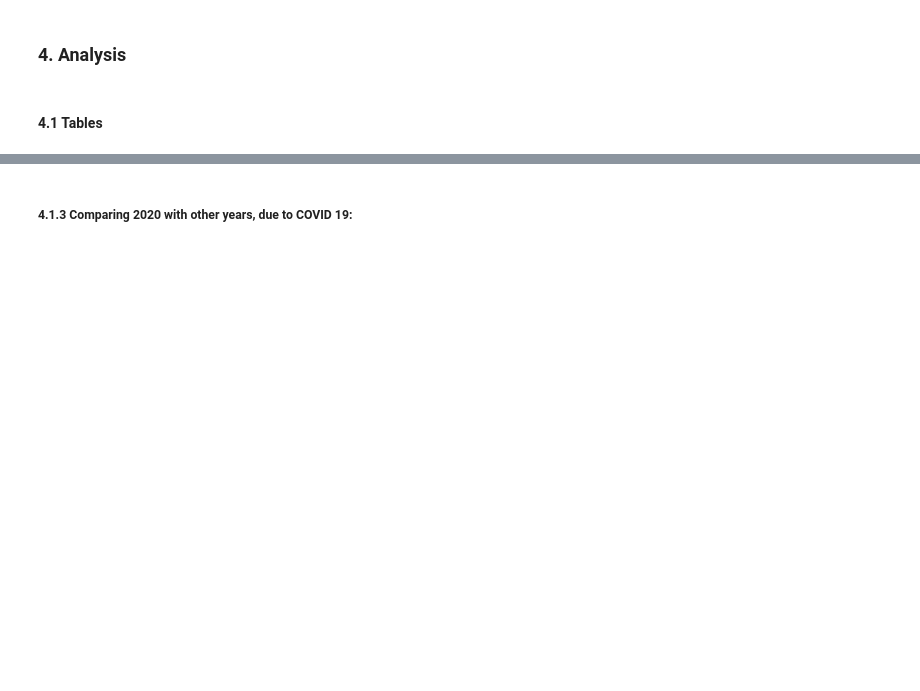
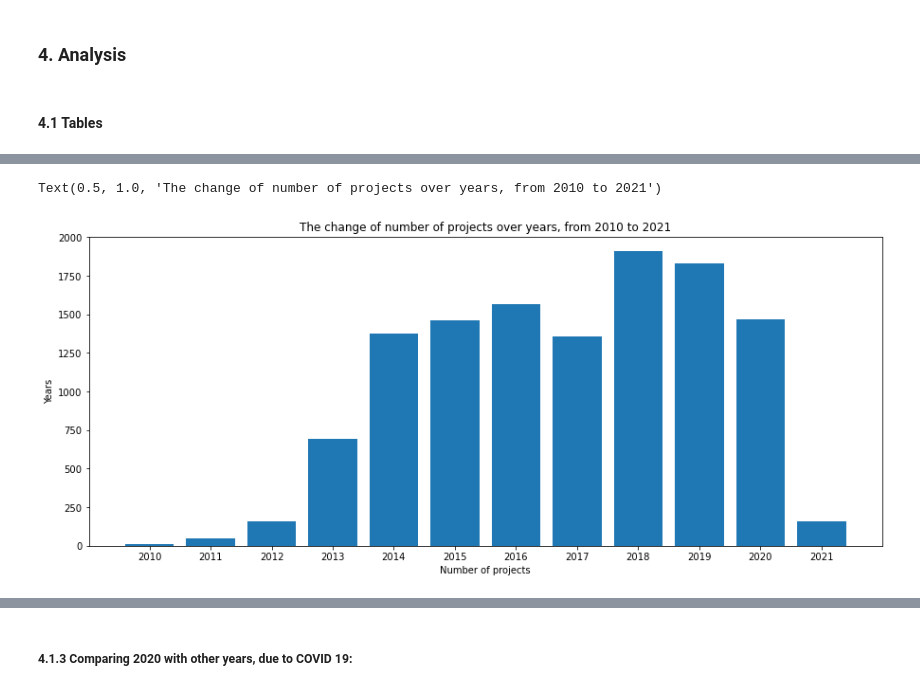
Before and after one commit to nghiadanh26/Crowdfunding, a Jupyter notebook: analyze_data.ipynb, the cells around one changed output, grey strips where cells are left out. Drawn from its saved outputs; the diff is of its cells as text; code cells hidden in the pictures; blank space fills up the shorter version.

```diff
--- a/analyze_data.ipynb
+++ b/analyze_data.ipynb
@@ -238,0 +239,17 @@ Median of num_comments: 13.0
+# %%
+by_year = pd.concat([s_projects,f_projects])[['percentage_fund','funded','backers','subcategory','end_date']]
+years = []
+for i, p in by_year.iterrows():
+    try:
+        num_cate = len(p['subcategory'].split(','))
+    except:
+        num_cate = 0
+    years.append([
+        p['end_date'].split('-')[0],
+        p['percentage_fund'],
+        p['funded'],
+        p['backers'],
+        num_cate
+    ])
+cols = ['year','percentage_fund','funded','backers','num_subcategories']
+years_df = pd.DataFrame(years,columns=cols)
@@ -238,0 +270,15 @@ Median of num_comments: 13.0
+# %%
+l_year = years_df['year'].drop_duplicates()
+res_year = []
+for _,y in l_year.iteritems():
+    yi = years_df[years_df['year'] == y]
+    res_year.append([
+        y,
+        len(yi),
+        len(yi[yi['percentage_fund'] >= 100]),
+        len(yi[yi['percentage_fund'] < 100]),
+        len(yi[yi['num_subcategories'] > 0])
+    ])
+res_year_df = pd.DataFrame(res_year, columns=['year','num_projects','num_successful', 'num_failed','num_has_sub_cate'])
+res_year_df = res_year_df.sort_values(by='year')
+res_year_df
@@ -238,0 +299,9 @@ Median of num_comments: 13.0
+# %%
+plt.figure(figsize=(15,6))
+plt.bar(res_year_df['year'],res_year_df['num_projects'])
+plt.xlabel('Number of projects')
+plt.ylabel('Years')
+plt.title('The change of number of projects over years, from 2010 to 2021')
+# %% [output]
+Text(0.5, 1.0, 'The change of number of projects over years, from 2010 to 2021')
+[figure, added]
```
Also changed, not shown: parts of 8 cells of this notebook.
